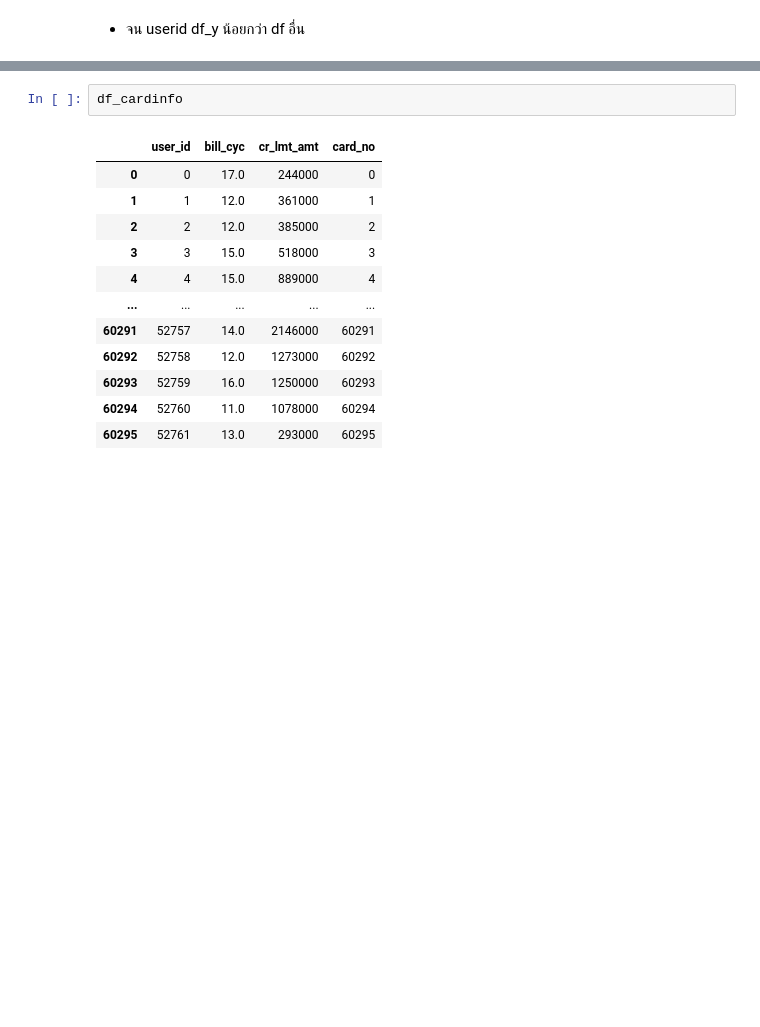
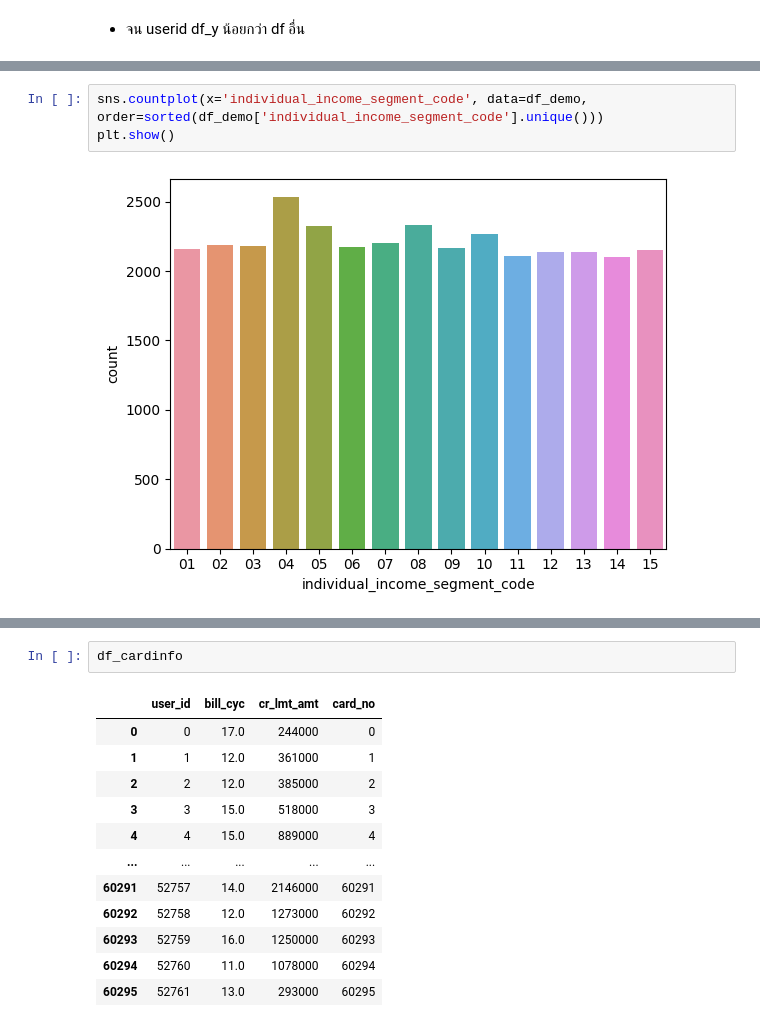
Before and after one commit to terjirapat/CreditCardChurning, a Jupyter notebook: main.ipynb, the cells around one changed output, grey strips where cells are left out. Drawn from its saved outputs; the diff is of its cells as text; blank space fills up the shorter version.

```diff
--- a/main.ipynb
+++ b/main.ipynb
@@ -146,0 +183,5 @@ df_demo
+# %%
+sns.countplot(x='individual_income_segment_code', data=df_demo, order=sorted(df_demo['individual_income_segment_code'].unique()))
+plt.show()
+# %% [output]
+[figure, added]
```
Also changed, not shown: parts of 20 cells of this notebook.
